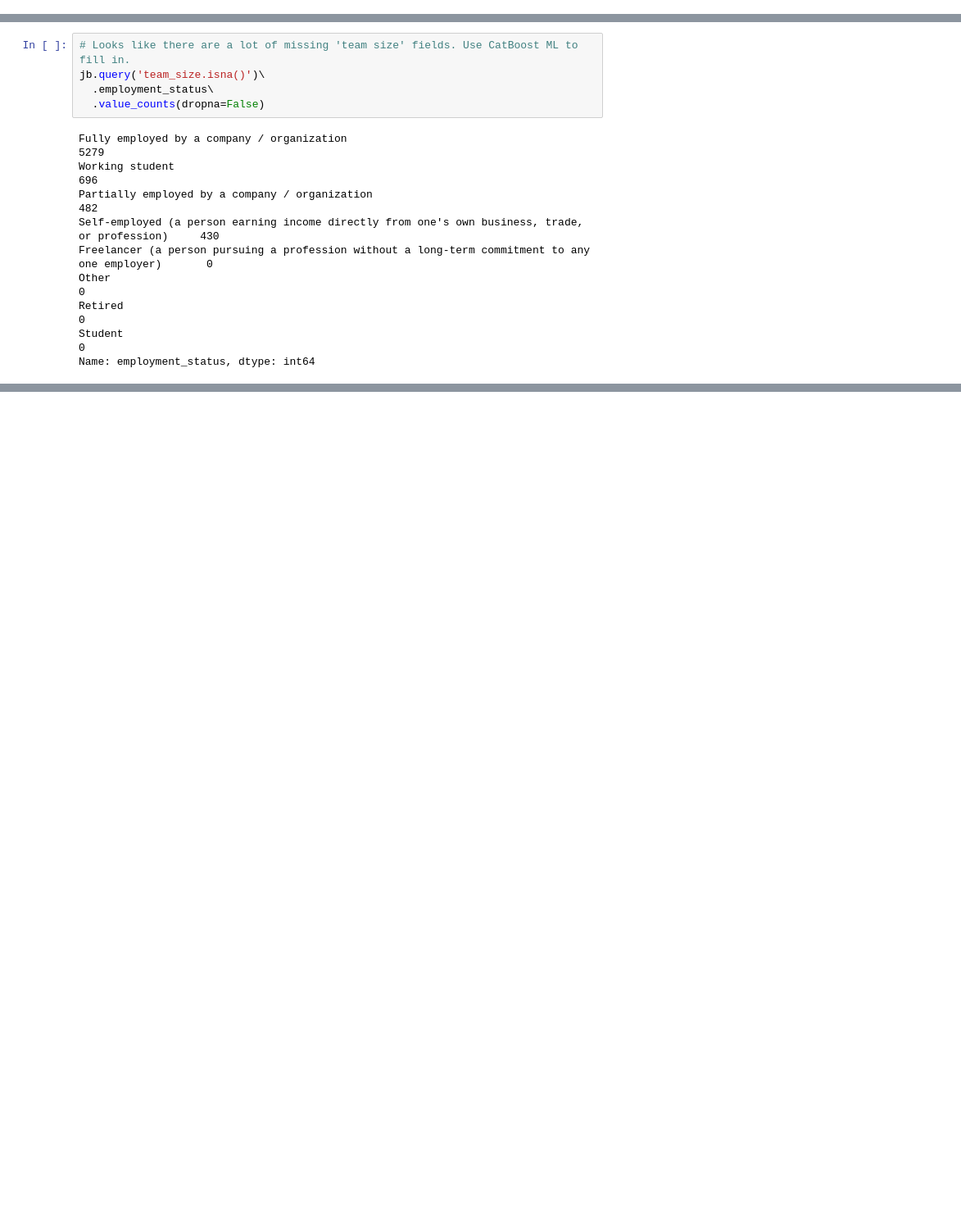
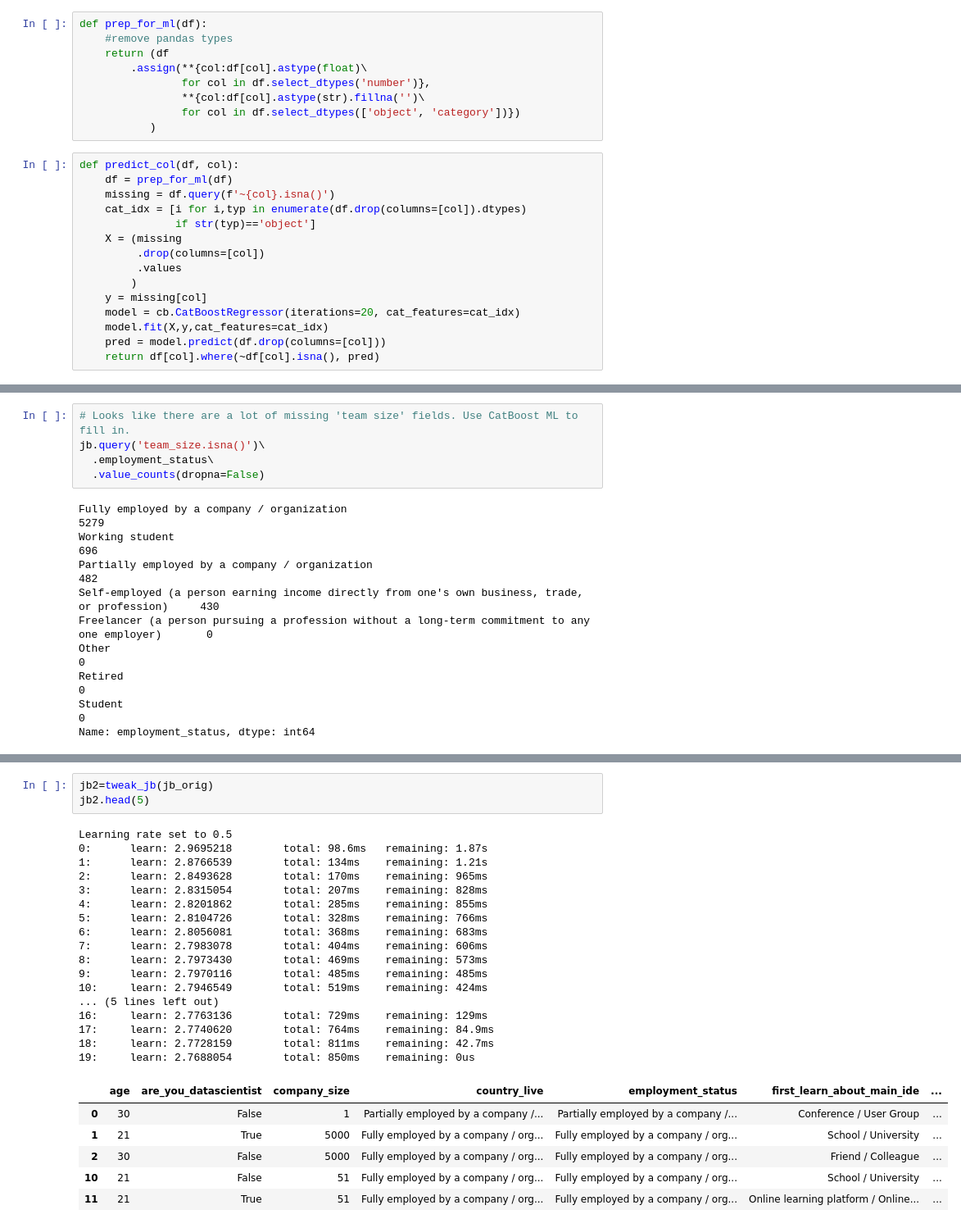
Before and after one commit to jporman/general, a Jupyter notebook: effective_pandas.ipynb, the cells around one changed output, grey strips where cells are left out. Shown at 82% size. Cells and saved outputs as stored; diff of their text form; blank space fills up the shorter version.

Commit message:
Through chap22 + duplicate grouping

```diff
--- a/effective_pandas.ipynb
+++ b/effective_pandas.ipynb
@@ -985,6 +988,30 @@ import numpy as np
 url = 'https://github.com/mattharrison/datasets/raw/master/data/'\
       '2020-jetbrains-python-survey.csv'
 jb_orig = pd.read_csv(url, low_memory=False)
+# %%
+def prep_for_ml(df):
+    #remove pandas types
+    return (df
+        .assign(**{col:df[col].astype(float)\
+                for col in df.select_dtypes('number')},
+                **{col:df[col].astype(str).fillna('')\
+                for col in df.select_dtypes(['object', 'category'])})
+           )
+# %%
+def predict_col(df, col):
+    df = prep_for_ml(df)
+    missing = df.query(f'~{col}.isna()')
+    cat_idx = [i for i,typ in enumerate(df.drop(columns=[col]).dtypes)
+               if str(typ)=='object']
+    X = (missing
+         .drop(columns=[col])
+         .values
+        )
+    y = missing[col]
+    model = cb.CatBoostRegressor(iterations=20, cat_features=cat_idx)
+    model.fit(X,y,cat_features=cat_idx)
+    pred = model.predict(df.drop(columns=[col]))
+    return df[col].where(~df[col].isna(), pred)
 # %%
 # Filter out 'database columns' and clean data
 jb=jb_orig.copy()
@@ -1052,0 +1134,27 @@ Name: employment_status, dtype: int64
+# %%
+jb2=tweak_jb(jb_orig)
+jb2.head(5)
+# %% [output]
+Learning rate set to 0.5
+0:      learn: 2.9695218        total: 98.6ms   remaining: 1.87s
+1:      learn: 2.8766539        total: 134ms    remaining: 1.21s
+2:      learn: 2.8493628        total: 170ms    remaining: 965ms
+3:      learn: 2.8315054        total: 207ms    remaining: 828ms
+4:      learn: 2.8201862        total: 285ms    remaining: 855ms
+5:      learn: 2.8104726        total: 328ms    remaining: 766ms
+6:      learn: 2.8056081        total: 368ms    remaining: 683ms
+7:      learn: 2.7983078        total: 404ms    remaining: 606ms
+8:      learn: 2.7973430        total: 469ms    remaining: 573ms
+9:      learn: 2.7970116        total: 485ms    remaining: 485ms
+10:     learn: 2.7946549        total: 519ms    remaining: 424ms
+... (5 lines left out)
+16:     learn: 2.7763136        total: 729ms    remaining: 129ms
+17:     learn: 2.7740620        total: 764ms    remaining: 84.9ms
+18:     learn: 2.7728159        total: 811ms    remaining: 42.7ms
+19:     learn: 2.7688054        total: 850ms    remaining: 0us
+|  | age | are_you_datascientist | company_size | country_live | employment_status | first_learn_about_main_ide | ... |
+| 0 | 30 | False | 1 | Partially employed by a company /... | Partially employed by a company /... | Conference / User Group | ... |
+| 1 | 21 | True | 5000 | Fully employed by a company / org... | Fully employed by a company / org... | School / University | ... |
+| 2 | 30 | False | 5000 | Fully employed by a company / org... | Fully employed by a company / org... | Friend / Colleague | ... |
+| 10 | 21 | False | 51 | Fully employed by a company / org... | Fully employed by a company / org... | School / University | ... |
+| 11 | 21 | True | 51 | Fully employed by a company / org... | Fully employed by a company / org... | Online learning platform / Online... | ... |
```
Also changed, not shown: parts of 12 cells of this notebook.
